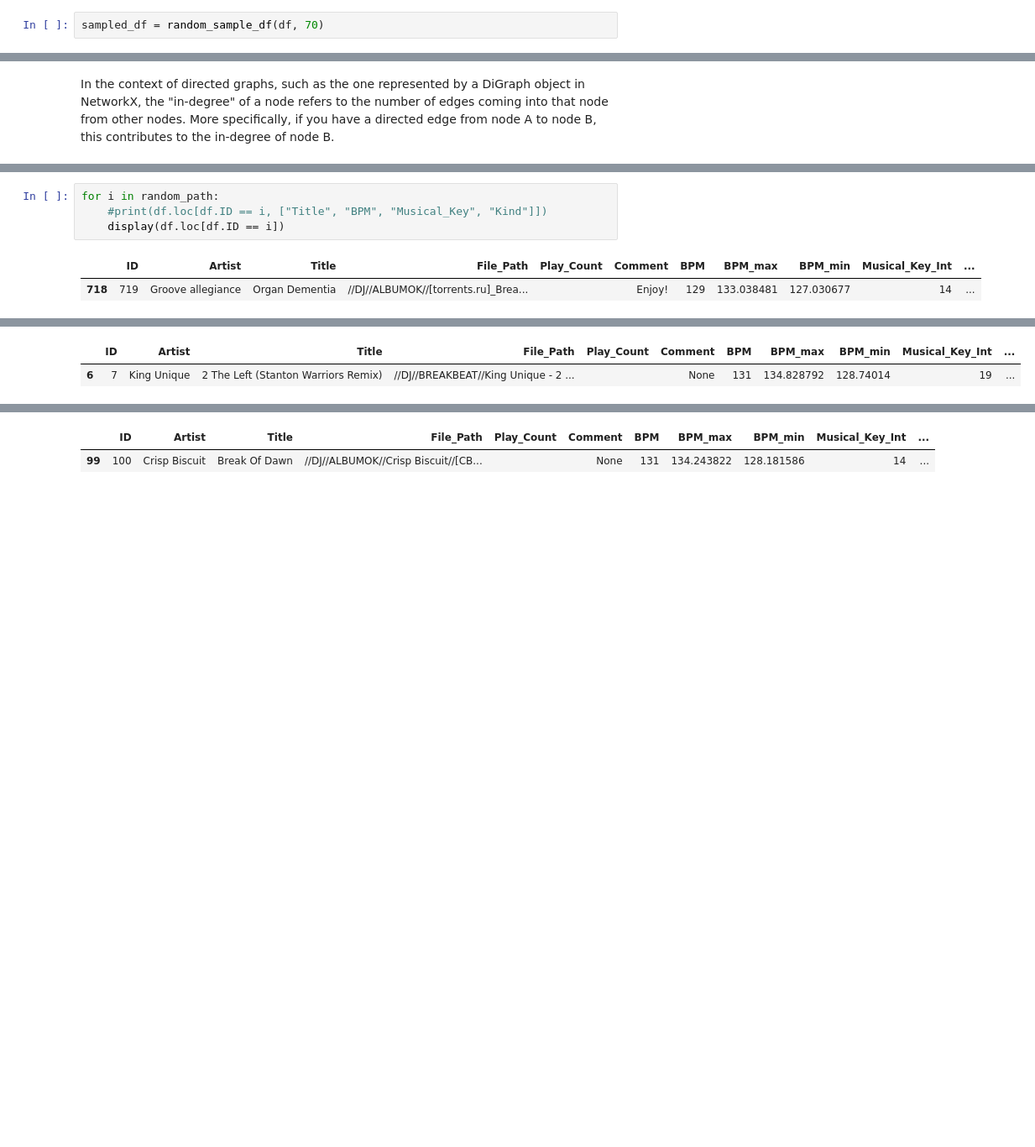
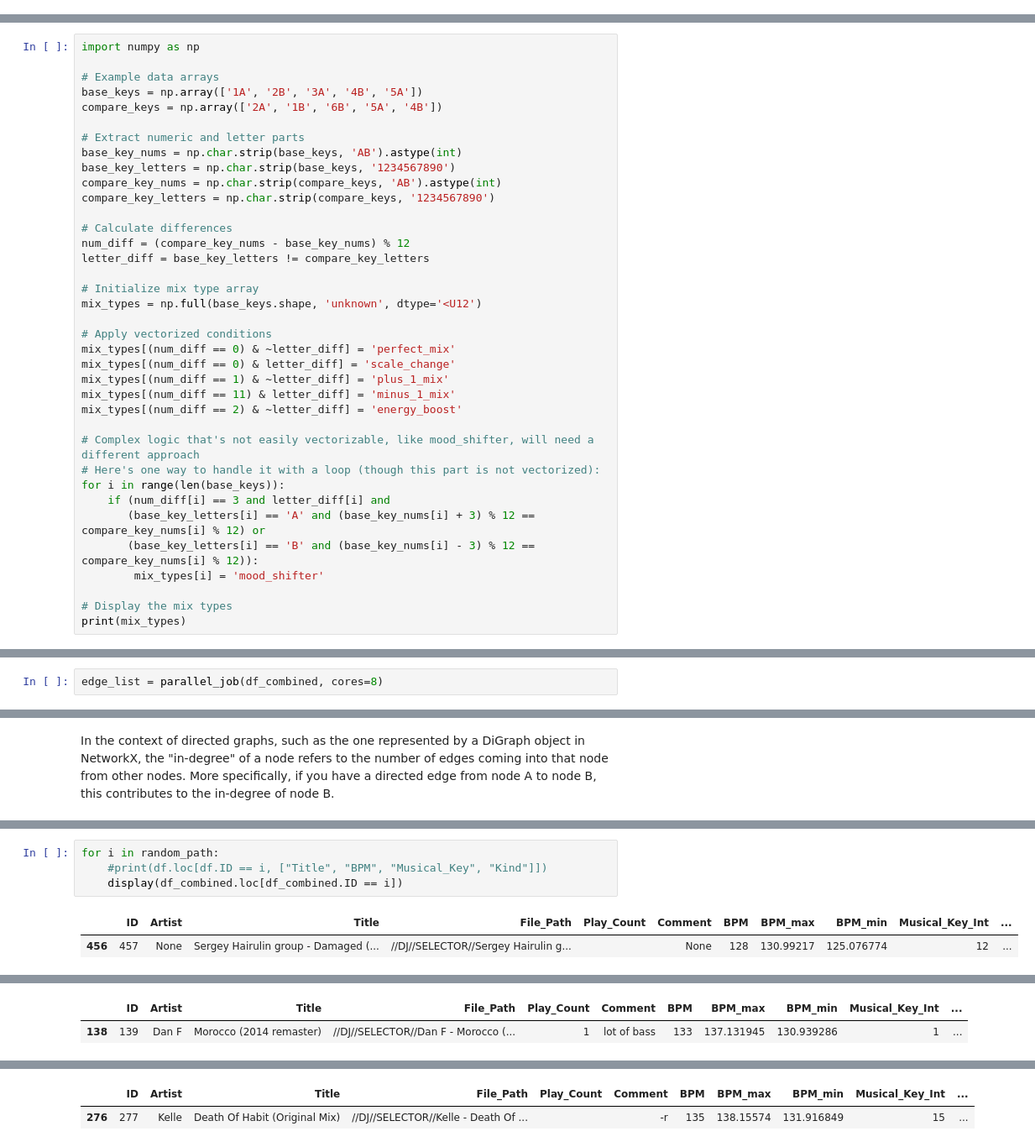
Before and after one commit to csipapicsa/OrganicMixSelector, a Jupyter notebook: work.ipynb, the cells around one changed output, grey strips where cells are left out. Shown at 84% size. Drawn from its saved outputs; the diff is of its cells as text; blank space fills up the shorter version.

```diff
--- a/work.ipynb
+++ b/work.ipynb
@@ -26,2 +21,0 @@ df = load_songs_from_xml(file)
-# %%
-sampled_df = random_sample_df(df, 70)
@@ -76,0 +196,37 @@ row_base.Harmonic_Key
+# %%
+import numpy as np
+
+# Example data arrays
+base_keys = np.array(['1A', '2B', '3A', '4B', '5A'])
+compare_keys = np.array(['2A', '1B', '6B', '5A', '4B'])
+
+# Extract numeric and letter parts
+base_key_nums = np.char.strip(base_keys, 'AB').astype(int)
+base_key_letters = np.char.strip(base_keys, '1234567890')
+compare_key_nums = np.char.strip(compare_keys, 'AB').astype(int)
+compare_key_letters = np.char.strip(compare_keys, '1234567890')
+
+# Calculate differences
+num_diff = (compare_key_nums - base_key_nums) % 12
+letter_diff = base_key_letters != compare_key_letters
+
+# Initialize mix type array
+mix_types = np.full(base_keys.shape, 'unknown', dtype='<U12')
+
+# Apply vectorized conditions
+mix_types[(num_diff == 0) & ~letter_diff] = 'perfect_mix'
+mix_types[(num_diff == 0) & letter_diff] = 'scale_change'
+mix_types[(num_diff == 1) & ~letter_diff] = 'plus_1_mix'
+mix_types[(num_diff == 11) & letter_diff] = 'minus_1_mix'
+mix_types[(num_diff == 2) & ~letter_diff] = 'energy_boost'
+
+# Complex logic that's not easily vectorizable, like mood_shifter, will need a different approach
+# Here's one way to handle it with a loop (though this part is not vectorized):
+for i in range(len(base_keys)):
+    if (num_diff[i] == 3 and letter_diff[i] and
+       (base_key_letters[i] == 'A' and (base_key_nums[i] + 3) % 12 == compare_key_nums[i] % 12) or
+       (base_key_letters[i] == 'B' and (base_key_nums[i] - 3) % 12 == compare_key_nums[i] % 12)):
+        mix_types[i] = 'mood_shifter'
+
+# Display the mix types
+print(mix_types)
@@ -99,3 +311,5 @@ for row_base in df_combined.itertuples():
+# %%
+edge_list = parallel_job(df_combined, cores=8)
 # %%
 import networkx as nx
 
@@ -159,8 +369,8 @@ Random unique path: [719, 1413, 708, 693, 887, 7, 292, 100, 897, 1217, 1063, 913
 # %%
 for i in random_path:
     #print(df.loc[df.ID == i, ["Title", "BPM", "Musical_Key", "Kind"]])
-    display(df.loc[df.ID == i])
+    display(df_combined.loc[df_combined.ID == i])
 # %% [output]
 |  | ID | Artist | Title | File_Path | Play_Count | Comment | BPM | BPM_max | BPM_min | Musical_Key_Int | ... |
-| 718 | 719 | Groove allegiance | Organ Dementia | //DJ//ALBUMOK//[torrents.ru]_Brea... |  | Enjoy! | 129 | 133.038481 | 127.030677 | 14 | ... |
+| 456 | 457 | None | Sergey Hairulin group - Damaged (... | //DJ//SELECTOR//Sergey Hairulin g... |  | None | 128 | 130.99217 | 125.076774 | 12 | ... |
 |  | ID | Artist | Title | File_Path | Play_Count | Comment | BPM | BPM_max | BPM_min | Musical_Key_Int | ... |
@@ -174,3 +384,3 @@ for i in random_path:
 |  | ID | Artist | Title | File_Path | Play_Count | Comment | BPM | BPM_max | BPM_min | Musical_Key_Int | ... |
-| 6 | 7 | King Unique | 2 The Left (Stanton Warriors Remix) | //DJ//BREAKBEAT//King Unique - 2 ... |  | None | 131 | 134.828792 | 128.74014 | 19 | ... |
+| 138 | 139 | Dan F | Morocco (2014 remaster) | //DJ//SELECTOR//Dan F - Morocco (... | 1 | lot of bass | 133 | 137.131945 | 130.939286 | 1 | ... |
 |  | ID | Artist | Title | File_Path | Play_Count | Comment | BPM | BPM_max | BPM_min | Musical_Key_Int | ... |
@@ -178,3 +388,3 @@ for i in random_path:
 |  | ID | Artist | Title | File_Path | Play_Count | Comment | BPM | BPM_max | BPM_min | Musical_Key_Int | ... |
-| 99 | 100 | Crisp Biscuit | Break Of Dawn | //DJ//ALBUMOK//Crisp Biscuit//[CB... |  | None | 131 | 134.243822 | 128.181586 | 14 | ... |
+| 276 | 277 | Kelle | Death Of Habit (Original Mix) | //DJ//SELECTOR//Kelle - Death Of ... |  | -r | 135 | 138.15574 | 131.916849 | 15 | ... |
 |  | ID | Artist | Title | File_Path | Play_Count | Comment | BPM | BPM_max | BPM_min | Musical_Key_Int | ... |
```
Also changed, not shown: parts of 29 cells of this notebook, 14 other files.
